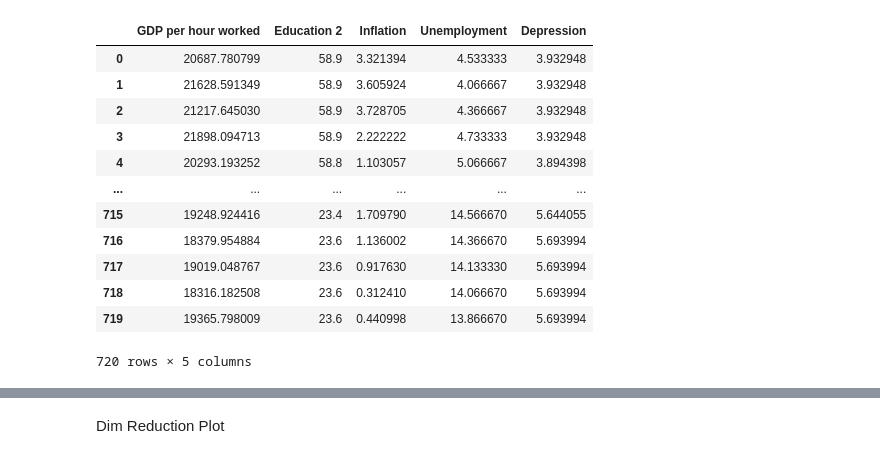
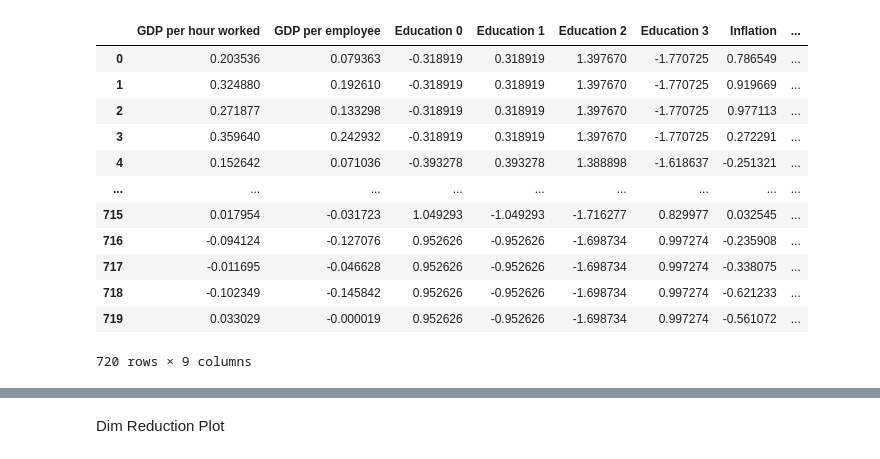
Before and after one commit to nisa-bayraktar/european_productivity, a Jupyter notebook: clustering/clustering.ipynb, the cells around one changed output, grey strips where cells are left out. Cells and saved outputs as stored; diff of their text form; code cells hidden in the pictures.

```diff
--- a/clustering/clustering.ipynb
+++ b/clustering/clustering.ipynb
@@ -332,8 +346,8 @@ years_list = list(pd.factorize(matched_dfs[0].columns)[0]/4+2008.1)
 years_string_list = list(matched_dfs[0].columns)
 
 
-from sklearn.preprocessing import MinMaxScaler
-scaler = MinMaxScaler()
+from sklearn.preprocessing import StandardScaler
+scaler = StandardScaler()
 
 def generate_df(aspect):
 
@@ -342,49 +356,54 @@ def generate_df(aspect):
     df_list = []
     for i in range(0, len(aspect)):
 
         if aspect == countries:
             aspkt = data[i,:,:]
             aspkt_df = pd.DataFrame(aspkt, columns=features)
         elif aspect == features:
             aspkt = data[:,:,i]
             aspkt_df = pd.DataFrame(aspkt)
         else:
             print("You idiot.")
 
-        # # Scaling
-        # scaler.fit(aspkt_df)
-        # scaled = scaler.fit_transform(aspkt_df)
-        # aspkt_df = pd.DataFrame(scaled, columns=aspkt_df.columns)
-
         # aspkt_df = aspkt_df.transpose()
         aspkt_df["Label"] = countries[i]
         aspkt_df["Year"] = years_list
 
         df_list.append(aspkt_df)
 
     big_data = pd.concat(df_list, axis=0, ignore_index=True)
     labels = big_data['Label'].values
     years = big_data['Year'].values
     big_data.drop(['Label', 'Year'], inplace=True, axis=1)
 
     return labels, big_data, years
 
 labels, big_data, years = generate_df(countries)
 # pd.DataFrame(data[0,:,:], columns=features)
-big_data.drop(['GDP per employee', 'Education 0', 'Education 1', 'Education 3'], inplace=True, axis=1) # drop redundant features
+
+#  ----------------------------------------- Scale Data  ---------------------
+from sklearn.preprocessing import StandardScaler
+x_scaled1 = StandardScaler().fit_transform(big_data.values)
+big_data = pd.DataFrame(x_scaled1)
+big_data.columns = features
+big_data
+
+# ['GDP per employee', 'Education 0', 'Education 1', 'Education 3','Inflation',	'Unemployment' ]
+
+# big_data.drop(['GDP per employee','Education 0', 'Education 2', 'Education 3'], inplace=True, axis=1) # drop redundant features
 # big_data['GDP per hour worked'] = big_data['GDP per hour worked']/1000
 big_data
 # %% [output]
-|  | GDP per hour worked | Education 2 | Inflation | Unemployment | Depression |
-| 0 | 20687.780799 | 58.9 | 3.321394 | 4.533333 | 3.932948 |
-| 1 | 21628.591349 | 58.9 | 3.605924 | 4.066667 | 3.932948 |
-| 2 | 21217.645030 | 58.9 | 3.728705 | 4.366667 | 3.932948 |
-| 3 | 21898.094713 | 58.9 | 2.222222 | 4.733333 | 3.932948 |
-| 4 | 20293.193252 | 58.8 | 1.103057 | 5.066667 | 3.894398 |
-| ... | ... | ... | ... | ... | ... |
-| 715 | 19248.924416 | 23.4 | 1.709790 | 14.566670 | 5.644055 |
-| 716 | 18379.954884 | 23.6 | 1.136002 | 14.366670 | 5.693994 |
-| 717 | 19019.048767 | 23.6 | 0.917630 | 14.133330 | 5.693994 |
-| 718 | 18316.182508 | 23.6 | 0.312410 | 14.066670 | 5.693994 |
-| 719 | 19365.798009 | 23.6 | 0.440998 | 13.866670 | 5.693994 |
+|  | GDP per hour worked | GDP per employee | Education 0 | Education 1 | Education 2 | Education 3 | Inflation | ... |
+| 0 | 0.203536 | 0.079363 | -0.318919 | 0.318919 | 1.397670 | -1.770725 | 0.786549 | ... |
+| 1 | 0.324880 | 0.192610 | -0.318919 | 0.318919 | 1.397670 | -1.770725 | 0.919669 | ... |
+| 2 | 0.271877 | 0.133298 | -0.318919 | 0.318919 | 1.397670 | -1.770725 | 0.977113 | ... |
+| 3 | 0.359640 | 0.242932 | -0.318919 | 0.318919 | 1.397670 | -1.770725 | 0.272291 | ... |
+| 4 | 0.152642 | 0.071036 | -0.393278 | 0.393278 | 1.388898 | -1.618637 | -0.251321 | ... |
+| ... | ... | ... | ... | ... | ... | ... | ... | ... |
+| 715 | 0.017954 | -0.031723 | 1.049293 | -1.049293 | -1.716277 | 0.829977 | 0.032545 | ... |
+| 716 | -0.094124 | -0.127076 | 0.952626 | -0.952626 | -1.698734 | 0.997274 | -0.235908 | ... |
+| 717 | -0.011695 | -0.046628 | 0.952626 | -0.952626 | -1.698734 | 0.997274 | -0.338075 | ... |
+| 718 | -0.102349 | -0.145842 | 0.952626 | -0.952626 | -1.698734 | 0.997274 | -0.621233 | ... |
+| 719 | 0.033029 | -0.000019 | 0.952626 | -0.952626 | -1.698734 | 0.997274 | -0.561072 | ... |
-720 rows × 5 columns
+720 rows × 9 columns
```
Also changed, not shown: parts of 12 cells of this notebook, 5 other files.
